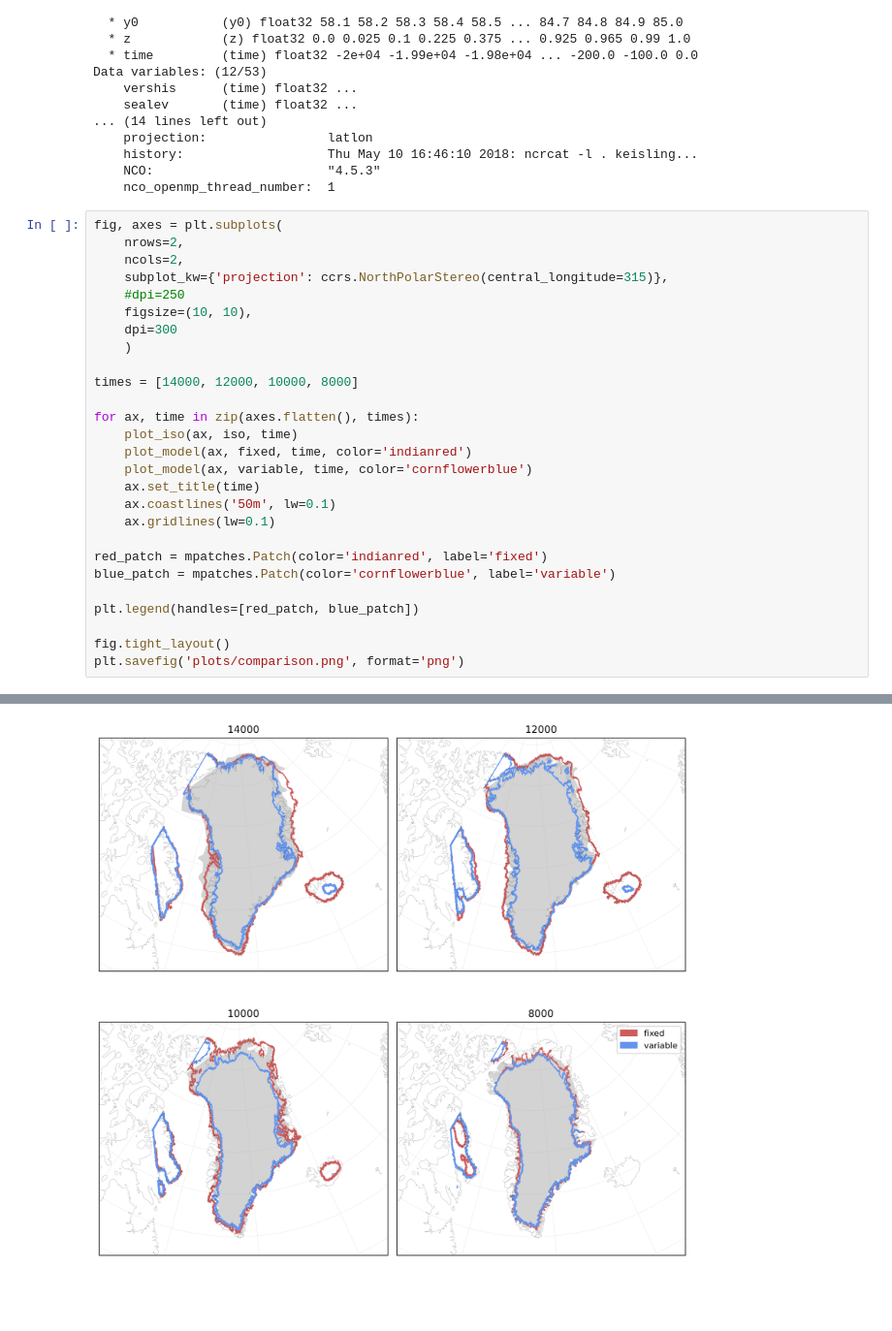
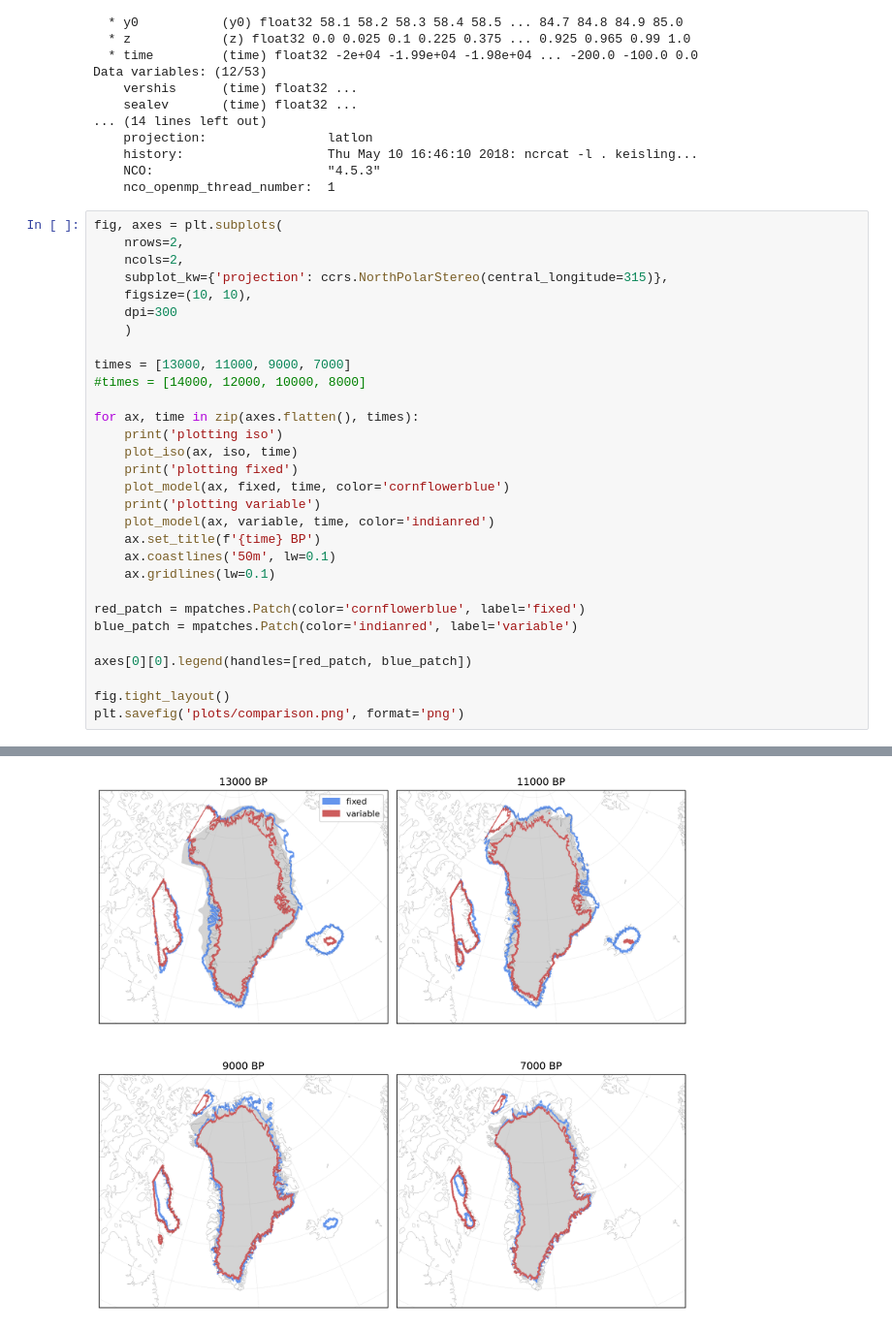
Before and after one commit to Jonniebarnsley/Karthaus, a Jupyter notebook: extent_comparison.ipynb, the cells around one changed output, grey strips where cells are left out. Shown at 97% size. Cells and saved outputs as stored; diff of their text form; blank space fills up the shorter version.

```diff
--- a/extent_comparison.ipynb
+++ b/extent_comparison.ipynb
@@ -52,25 +53,28 @@ fig, axes = plt.subplots(
     nrows=2,
     ncols=2,
     subplot_kw={'projection': ccrs.NorthPolarStereo(central_longitude=315)},
-    #dpi=250
     figsize=(10, 10),
     dpi=300
     )
 
-times = [14000, 12000, 10000, 8000]
+times = [13000, 11000, 9000, 7000]
+#times = [14000, 12000, 10000, 8000]
 
 for ax, time in zip(axes.flatten(), times):
+    print('plotting iso')
     plot_iso(ax, iso, time)
-    plot_model(ax, fixed, time, color='indianred')
-    plot_model(ax, variable, time, color='cornflowerblue')
-    ax.set_title(time)
+    print('plotting fixed')
+    plot_model(ax, fixed, time, color='cornflowerblue')
+    print('plotting variable')
+    plot_model(ax, variable, time, color='indianred')
+    ax.set_title(f'{time} BP')
     ax.coastlines('50m', lw=0.1)
     ax.gridlines(lw=0.1)
 
-red_patch = mpatches.Patch(color='indianred', label='fixed')
-blue_patch = mpatches.Patch(color='cornflowerblue', label='variable')
+red_patch = mpatches.Patch(color='cornflowerblue', label='fixed')
+blue_patch = mpatches.Patch(color='indianred', label='variable')
 
-plt.legend(handles=[red_patch, blue_patch])
+axes[0][0].legend(handles=[red_patch, blue_patch])
 
 fig.tight_layout()
 plt.savefig('plots/comparison.png', format='png')
@@ -78 +94 @@ plt.savefig('plots/comparison.png', format='png')
-[figure, old version]
+[figure, new version]
```
Also changed, not shown: parts of 3 cells of this notebook, 1 other file.
